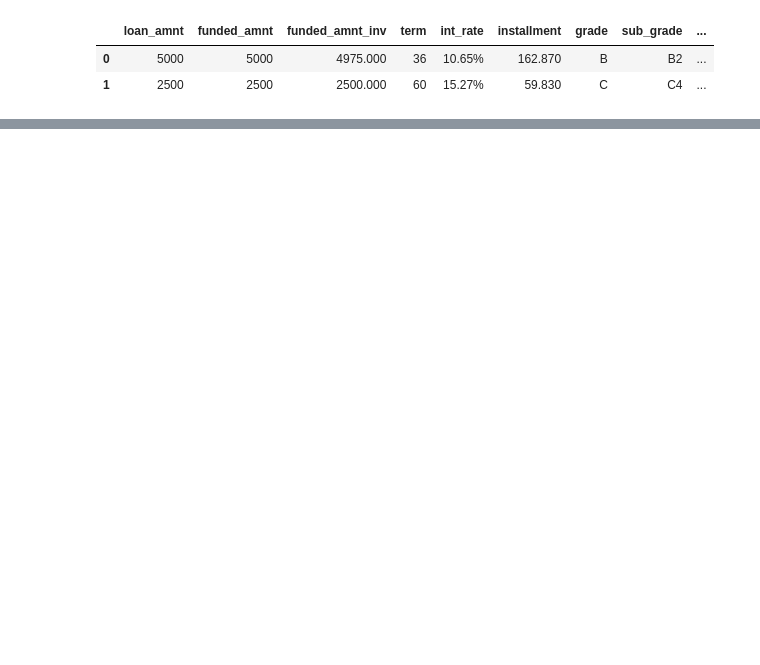
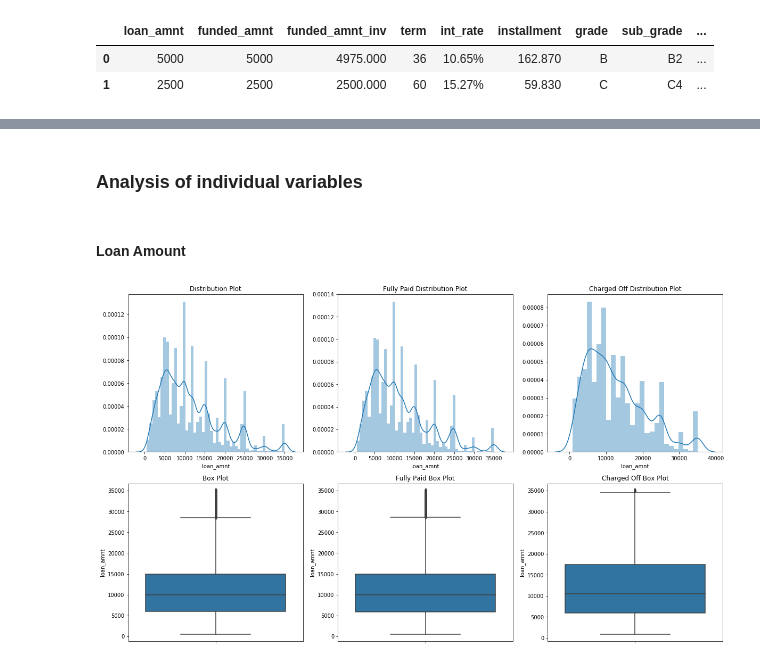
Before and after one commit to AshishVeera/Lending_Club_CaseStudy, a Jupyter notebook: Lending_Casestudy.ipynb, the cells around one changed output, grey strips where cells are left out. Drawn from its saved outputs; the diff is of its cells as text; code cells hidden in the pictures; blank space fills up the shorter version.

```diff
--- a/Lending_Casestudy.ipynb
+++ b/Lending_Casestudy.ipynb
@@ -248,0 +257,10 @@ loan_clean.head(2)
+# %%
+# If the loan purpose contribution is less than 75% then those values have been removed
+del_loan_purpose = (loan_clean.purpose.value_counts()*100)/len(loan_clean)
+del_loan_purpose = del_loan_purpose[(del_loan_purpose < 0.75) | (del_loan_purpose.index == 'other')]
+
+loan_clean.drop(labels = loan_clean[loan_clean.purpose.isin(del_loan_purpose.index)].index, inplace=True)
+print("So now we are left with",loan_clean.shape ,"rows & columns.")
+
+print(loan_clean.purpose.unique())
+print(loan_clean.head(2))
@@ -248,0 +294,41 @@ loan_clean.head(2)
+# %%
+def plot_continuous_chart(axe, title, plottype, col, df, log):
+    axe.set_title(title)
+    if log==True:
+        axe.set_yscale('log')
+    if (plottype=='d'):
+        sns.distplot(df[col],ax=axe)
+    else:
+        sns.boxplot(data =df, x=col,ax=axe,orient='v')
+
+def plot_univariate_vs_loan_status(vtype,col,hue =None,log=False,vertlabel=False):
+    df_fully_paid = loan_clean[loan_clean['loan_status']=='Fully Paid']
+    df_charged_off = loan_clean[loan_clean['loan_status']=='Charged Off']
+    if vtype == 'continuous':
+        fig, ax=plt.subplots(nrows =2,ncols=3,figsize=(20,12))
+        plot_continuous_chart(ax[0,0], "Distribution Plot", 'd', col, loan_clean, log)
+        plot_continuous_chart(ax[0,1], "Fully Paid Distribution Plot", 'd', col, df_fully_paid, log)
+        plot_continuous_chart(ax[0,2], "Charged Off Distribution Plot", 'd', col, df_charged_off, log)
+        plot_continuous_chart(ax[1,0], "Box Plot", 'b', col, loan_clean, log)
+        plot_continuous_chart(ax[1,1], "Fully Paid Box Plot", 'b', col, df_fully_paid, log)
+        plot_continuous_chart(ax[1,2], "Charged Off Box Plot", 'b', col, df_charged_off, log)
+    else:
+        fig, ax = plt.subplots()
+        hue_col = pd.Series(data = hue)
+        width = len(loan_clean[col].unique()) + 6 + 4*len(hue_col.unique())
+        fig.set_size_inches(width , 7)
+        ax = sns.countplot(data = loan_clean, x= col, order=loan_clean[col].value_counts().index,hue = hue)
+        for p in  ax.patches:
+            if (p.get_height() > 0):
+                ax.annotate('{:1.2f}%'.format((p.get_height()*100)/float(len(loan_clean))), (p.get_x()+0.05, p.get_height()+20))
+    if (vertlabel== True):
+        plt.xticks(rotation=90)
+    plt.show()
+# %% [markdown]
+### Analysis of individual variables
+# %% [markdown]
+####  Loan Amount
+# %%
+plot_univariate_vs_loan_status(vtype = 'continuous', col='loan_amnt')
+# %% [output]
+[figure, added]
```
Also changed, not shown: parts of 164 cells of this notebook.
